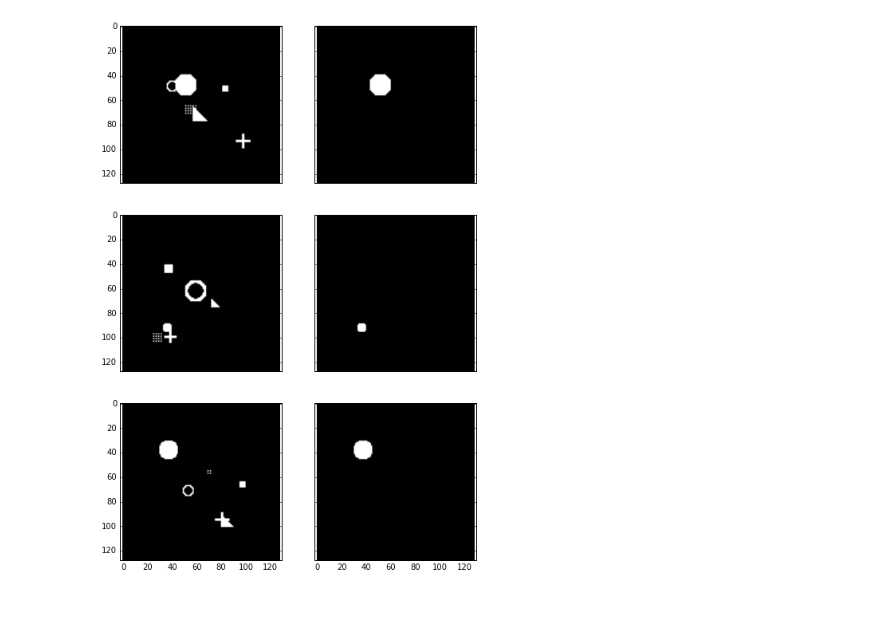
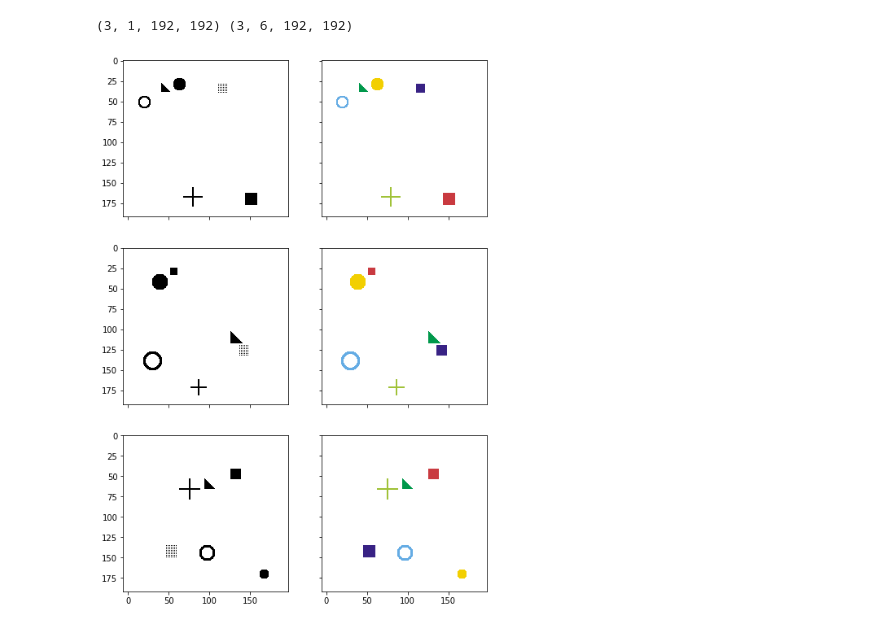
Before and after one commit to usuyama/cntk_unet, a Jupyter notebook: cntk_unet_example.ipynb, the cells around one changed output. Drawn from its saved outputs; the diff is of its cells as text; code cells hidden in the pictures.

```diff
--- a/cntk_unet_example.ipynb
+++ b/cntk_unet_example.ipynb
@@ -7,12 +7,21 @@ import helper
 
 import cntk as C
 from cntk.learners import learning_rate_schedule, UnitType
-# %%
-# Generate some random images
-input_images, target_masks = simulation.generate_random_data(shape=(1, 128, 128), count=3)
-
-# Left: Input image, Right: Target mask
-helper.plot_side_by_side([input_images, target_masks])
-# %% [output]
-[figure, removed]
+# %%
+# Generate some random images
+input_images, target_masks = simulation.generate_random_data(192, 192, count=3)
+
+print(input_images.shape, target_masks.shape)
+
+# Change channel-order and make 3 channels for matplot
+input_images_rgb = [(x.swapaxes(0, 2).swapaxes(0,1).repeat(3, axis=2) * -255 + 255).astype(np.uint8) for x in input_images]
+
+# Map each channel (i.e. class) to each color
+target_masks_rgb = [helper.masks_to_colorimg(x) for x in target_masks]
+
+# Left: Input image, Right: Target mask
+helper.plot_side_by_side([input_images_rgb, target_masks_rgb])
+# %% [output]
+(3, 1, 192, 192) (3, 6, 192, 192)
+[figure, added]
 # %%
```
Also changed, not shown: parts of 6 cells of this notebook, 7 other files.
